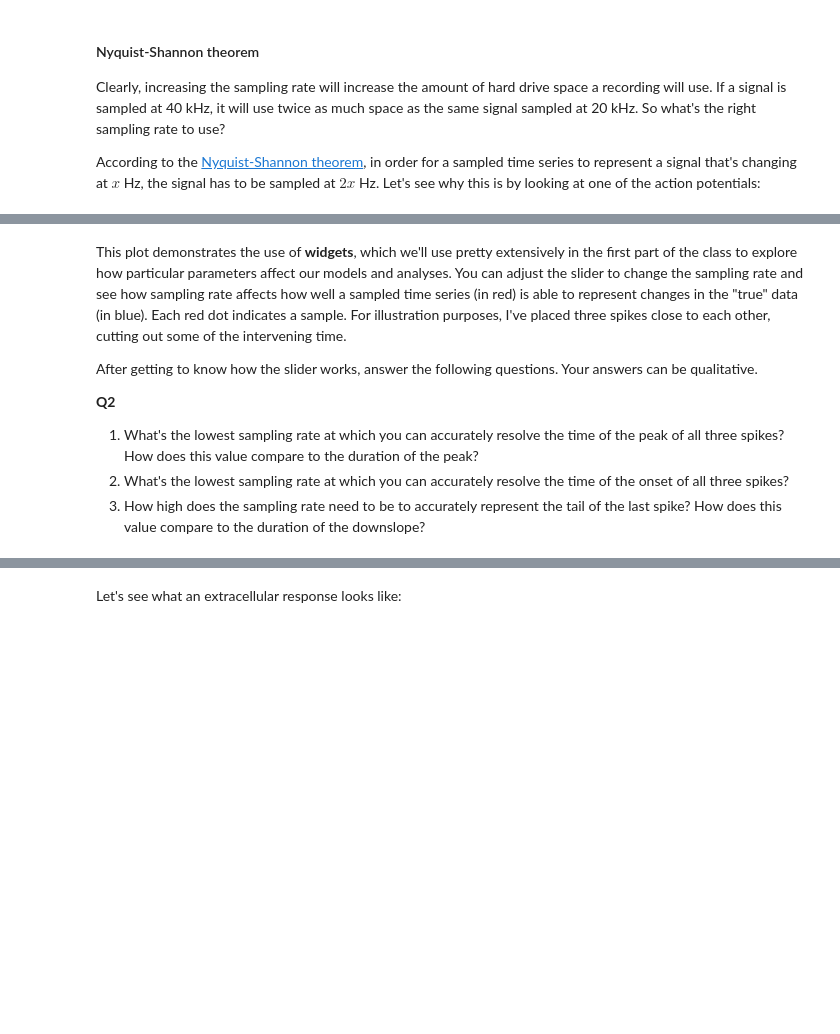
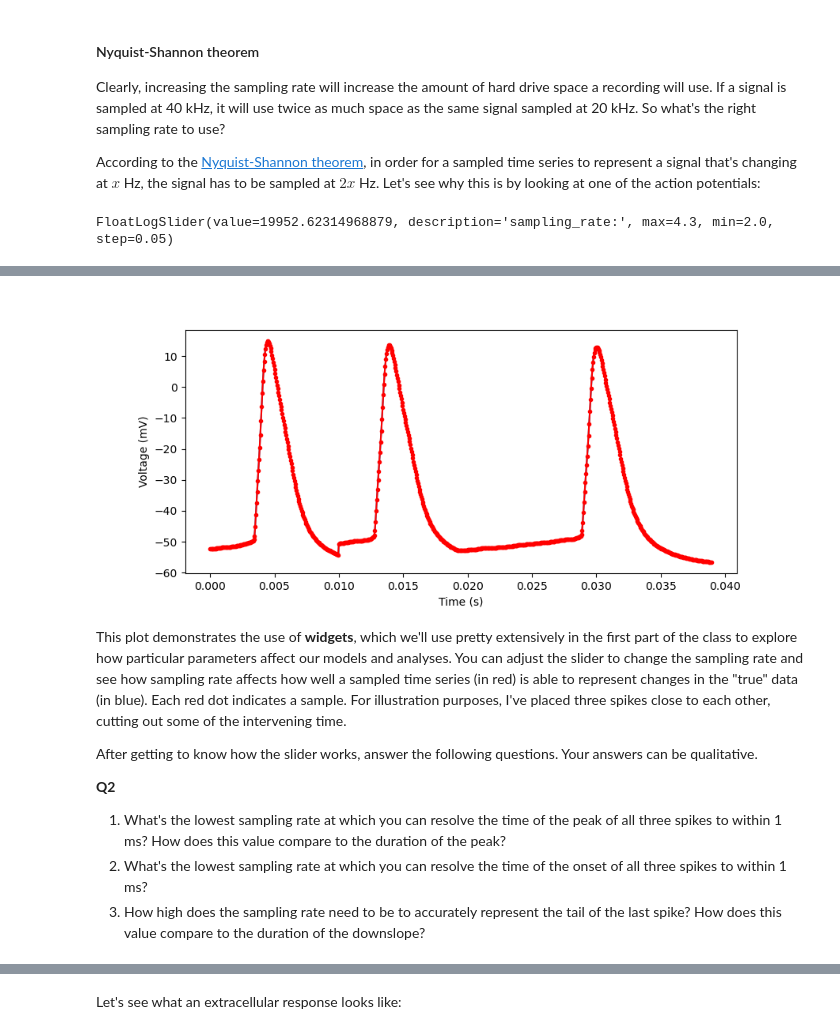
Before and after one commit to melizalab/comp-neurosci, a Jupyter notebook: 1-Time-Varying-Data.ipynb, the cells around one changed output, grey strips where cells are left out. Cells and saved outputs as stored; diff of their text form; code cells hidden in the pictures; blank space fills up the shorter version.

```diff
--- a/1-Time-Varying-Data.ipynb
+++ b/1-Time-Varying-Data.ipynb
@@ -189,6 +193,8 @@ display(sampling_rate)
 Vspk = np.r_[V[10900:11300], V[14630:15000], V[18510:19300]]
 tspk = np.arange(0.0, len(Vspk)) / Fs
 ax.plot(tspk, Vspk)
+ax.set_xlabel("Time (s)")
+ax.set_ylabel("Voltage (mV)")
 p = ax.plot(tspk, Vspk, 'r.-')
 
 def update(sampling_rate):
@@ -198,3 +204,5 @@ def update(sampling_rate):
     p[0].set_data(t_ds, V_ds)
 
 widgets.interactive_output(update, {"sampling_rate": sampling_rate})
+# %% [output]
+FloatLogSlider(value=19952.62314968879, description='sampling_rate:', max=4.3, min=2.0, step=0.05)
@@ -201,3 +210,4 @@ widgets.interactive_output(update, {"sampling_rate": sampling_rate})
+[figure, added]
 # %% [markdown]
 This plot demonstrates the use of **widgets**, which we'll use pretty extensively in the first part of the class to explore how particular parameters affect our models and analyses. You can adjust the slider to change the sampling rate and see how sampling rate affects how well a sampled time series (in red) is able to represent changes in the "true" data (in blue). Each red dot indicates a sample. For illustration purposes, I've placed three spikes close to each other, cutting out some of the intervening time.
 
@@ -205,8 +215,8 @@ After getting to know how the slider works, answer the following questions. Your
 
 **Q2**
 
-1. What's the lowest sampling rate at which you can accurately resolve the time of the peak of all three spikes? How does this value compare to the duration of the peak?
-2. What's the lowest sampling rate at which you can accurately resolve the time of the onset of all three spikes?
+1. What's the lowest sampling rate at which you can resolve the time of the peak of all three spikes to within 1 ms? How does this value compare to the duration of the peak?
+2. What's the lowest sampling rate at which you can resolve the time of the onset of all three spikes to within 1 ms?
 3. How high does the sampling rate need to be to accurately represent the tail of the last spike? How does this value compare to the duration of the downslope?
 # %% [markdown]
 ---
```
Also changed, not shown: parts of 8 cells of this notebook.
